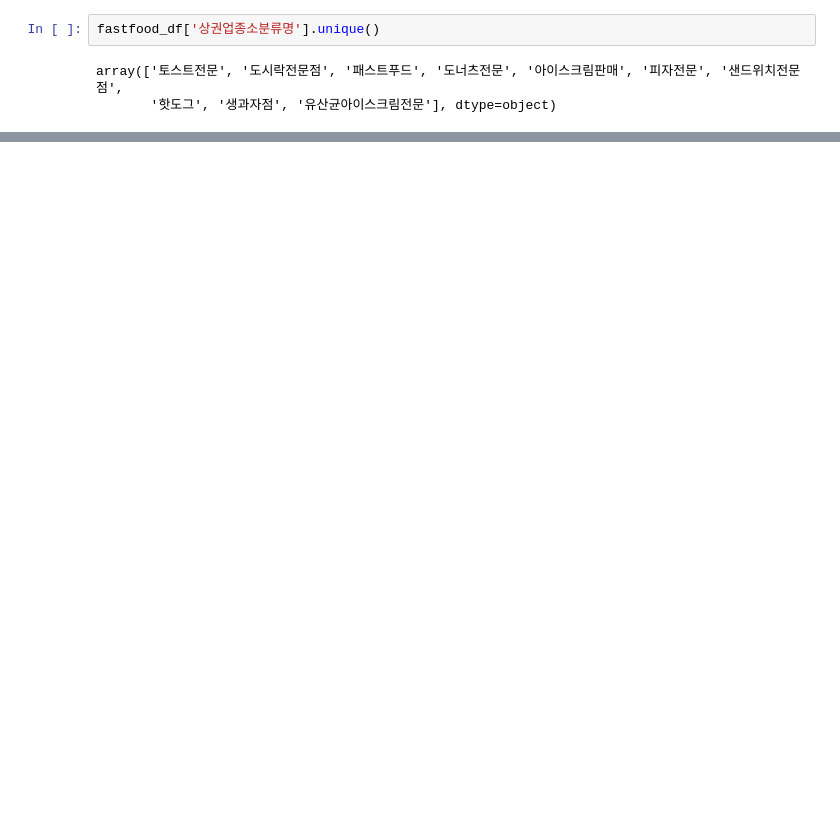
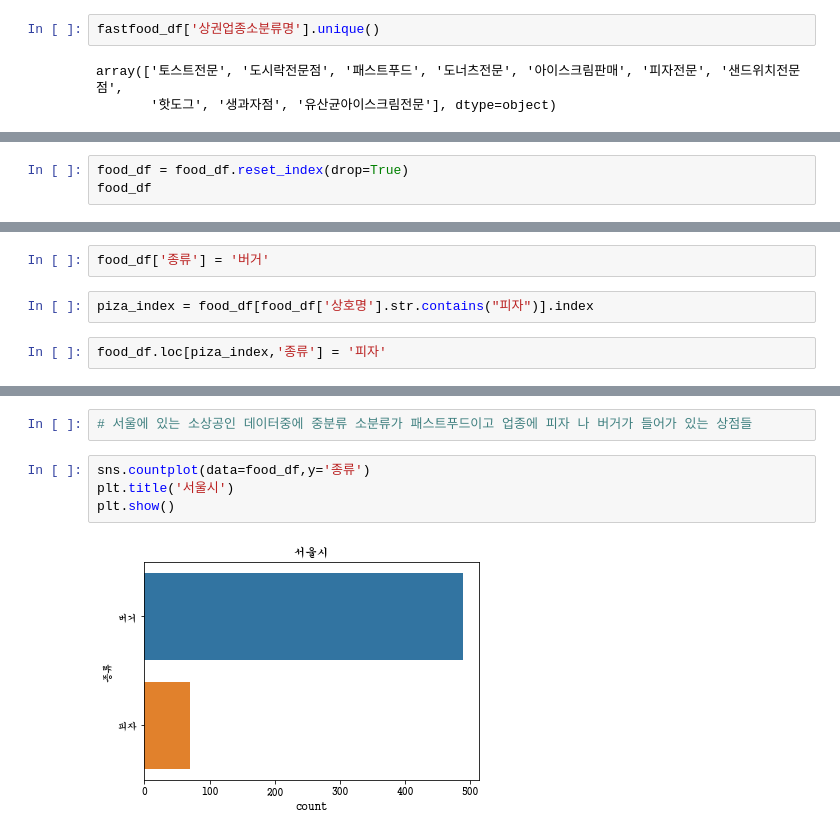
Before and after one commit to leekyuyoung4/ml0719, a Jupyter notebook: 데이터분석/상권분석3.ipynb, the cells around one changed output, grey strips where cells are left out. Cells and saved outputs as stored; diff of their text form; blank space fills up the shorter version.

```diff
--- a/데이터분석/상권분석3.ipynb
+++ b/데이터분석/상권분석3.ipynb
@@ -373,0 +444,3 @@ array(['토스트전문', '도시락전문점', '패스트푸드', '도너츠전
+# %%
+food_df = food_df.reset_index(drop=True)
+food_df
@@ -373,0 +464,6 @@ array(['토스트전문', '도시락전문점', '패스트푸드', '도너츠전
+# %%
+food_df['종류'] = '버거'
+# %%
+piza_index = food_df[food_df['상호명'].str.contains("피자")].index
+# %%
+food_df.loc[piza_index,'종류'] = '피자'
@@ -373,0 +486,8 @@ array(['토스트전문', '도시락전문점', '패스트푸드', '도너츠전
+# %%
+# 서울에 있는 소상공인 데이터중에 중분류 소분류가 패스트푸드이고 업종에 피자 나 버거가 들어가 있는 상점들
+# %%
+sns.countplot(data=food_df,y='종류')
+plt.title('서울시')
+plt.show()
+# %% [output]
+[figure, added]
```
Also changed, not shown: parts of 16 cells of this notebook, 1 other file.
